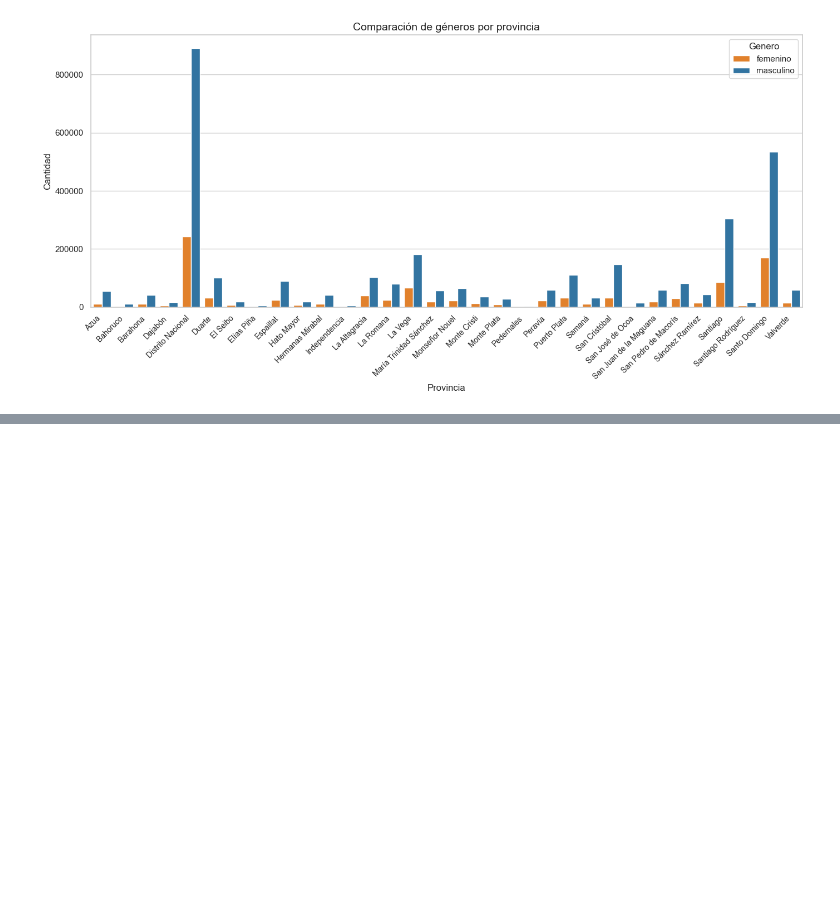
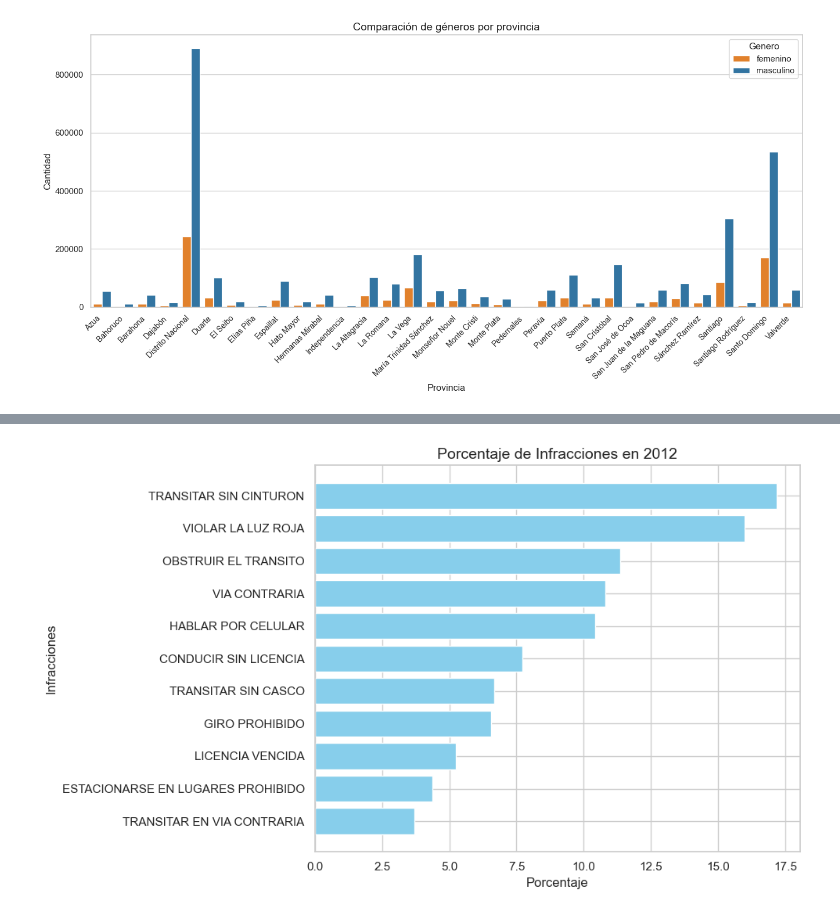
Before and after one commit to ngcarvajall/Accidentes_mortales_RD, a Jupyter notebook: Notebooks/Datos_añadidos.ipynb, the cells around one changed output, grey strips where cells are left out. Cells and saved outputs as stored; diff of their text form; code cells hidden in the pictures; blank space fills up the shorter version.

Commit message:
datos de infracciones

```diff
--- a/Notebooks/Datos_añadidos.ipynb
+++ b/Notebooks/Datos_añadidos.ipynb
@@ -333,0 +336,7 @@ plt.show()
+# %%
+df_infracciones_1 = pd.read_excel("C:\\Users\\DELL\\Downloads\\Infracciones de Tránsito, DIGESETT, 2010 - 2017.xlsx")
+df_infracciones_2 = pd.read_excel("C:\\Users\\DELL\\Downloads\\Infracciones de Tránsito, DIGESETT, 2018 - 2024.xlsx")
+# %%
+df_infracciones_1.columns = ['infracciones', 'total', 'anio']
+df_infracciones_2.columns = df_infracciones_2.columns.str.lower()
+df_infracciones_2.rename(columns={'año':'anio'}, inplace=True)
@@ -333,0 +401,6 @@ plt.show()
+# %%
+# Calcular el porcentaje dentro de cada año usando transform
+df_infracciones_1['porcentaje'] = df_infracciones_1.groupby('anio')['total'].transform(lambda x: (x / x.sum()) * 100)
+
+# Verificar los resultados
+df_infracciones_1[df_infracciones_1['anio'] == 2011]
@@ -333,0 +422,24 @@ plt.show()
+# %%
+import matplotlib.pyplot as plt
+
+# Filtrar por el rango de años entre 2010 y 2017
+df_infracciones_filtrado = df_infracciones_1[
+    (df_infracciones_1['anio'] >= 2010) & (df_infracciones_1['anio'] <= 2017)
+]
+
+# Filtrar por un año específico, por ejemplo, 2012, y ordenar por porcentaje
+df_infracciones_2012 = df_infracciones_filtrado[
+    df_infracciones_filtrado['anio'] == 2012
+].sort_values(by='porcentaje', ascending=False)
+
+# Crear la visualización para 2012
+plt.figure(figsize=(10, 6))
+plt.barh(df_infracciones_2012['infracciones'], df_infracciones_2012['porcentaje'], color='skyblue')
+plt.xlabel('Porcentaje', fontsize=12)
+plt.ylabel('Infracciones', fontsize=12)
+plt.title('Porcentaje de Infracciones en 2012', fontsize=14)
+plt.gca().invert_yaxis()  # Invertir el eje Y para que la barra más grande esté arriba
+plt.tight_layout()
+plt.show()
+# %% [output]
+[figure, added]
```
Also changed, not shown: parts of 10 cells of this notebook, 6 other files.
